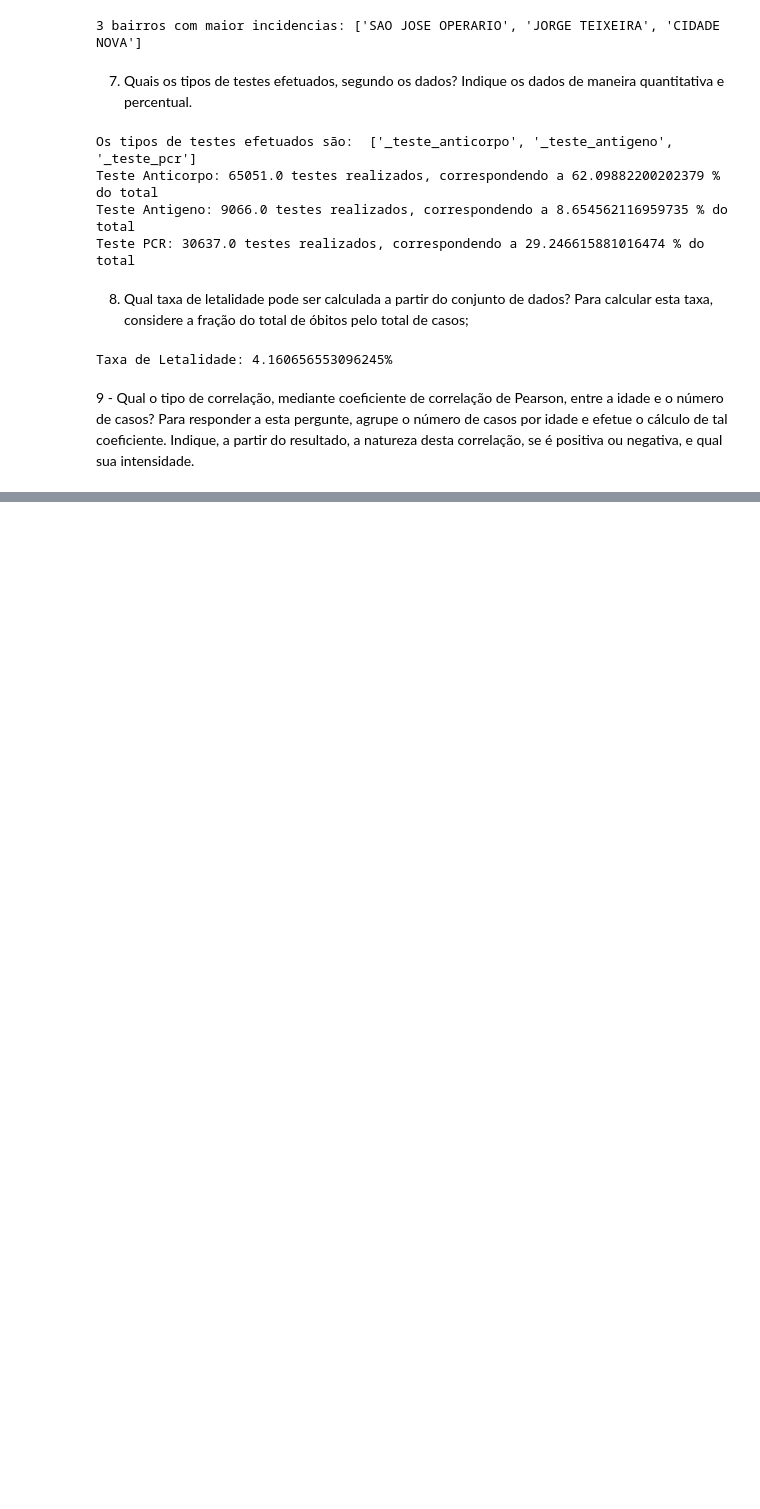
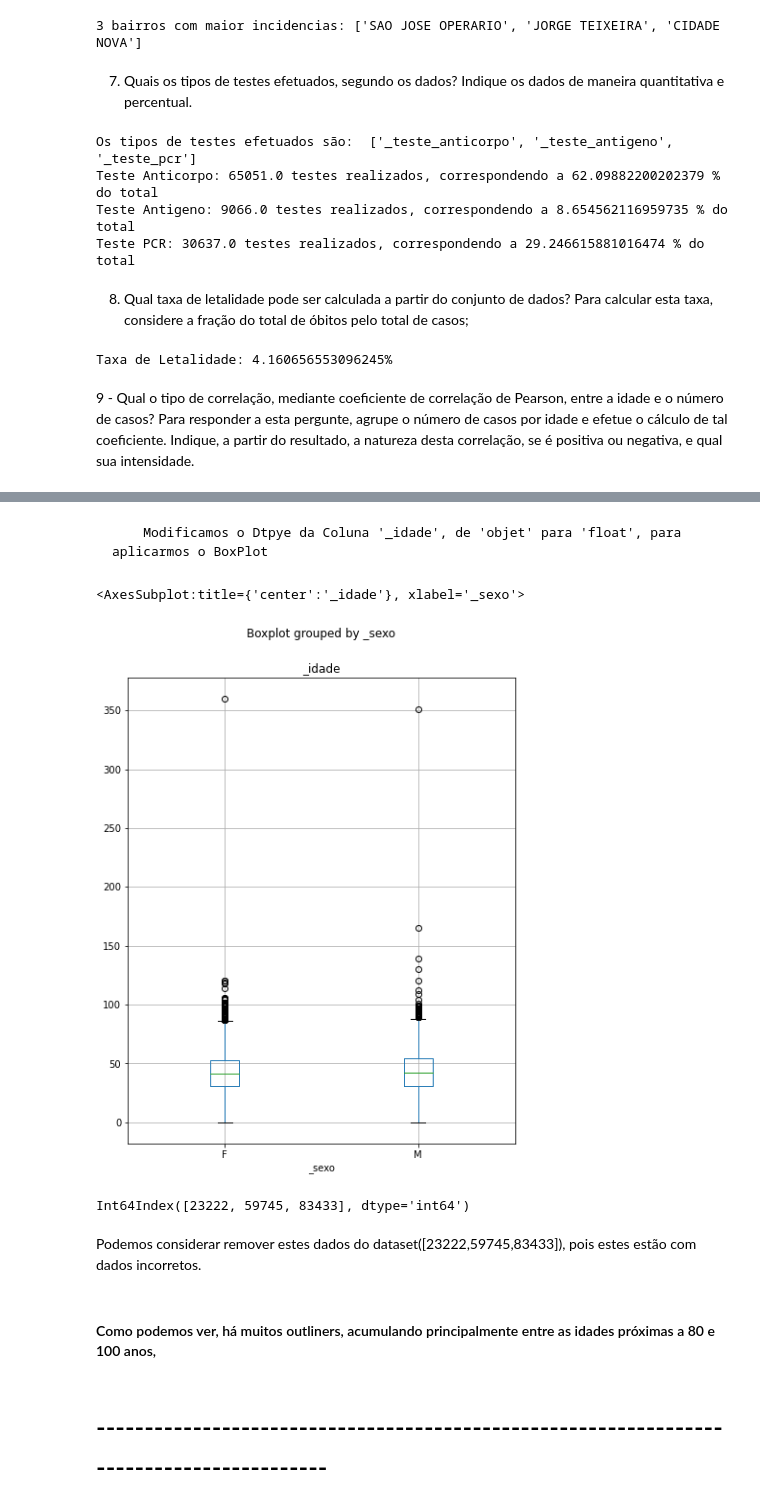
Before and after one commit to delrickOliveira/rna_2021.1_aa1.2, a Jupyter notebook: aa1.2.ipynb, the cells around one changed output, grey strips where cells are left out. Cells and saved outputs as stored; diff of their text form; code cells hidden in the pictures; blank space fills up the shorter version.

```diff
--- a/aa1.2.ipynb
+++ b/aa1.2.ipynb
@@ -190,0 +356,4 @@ A correlação -0.3959859763213943 nos mostra que que a idade e o número de cas
+# %%
+nan_value = float("NaN")
+data['_idade'].replace("", nan_value, inplace=True)
+data['_idade'].isnull()
@@ -190,0 +373,3 @@ A correlação -0.3959859763213943 nos mostra que que a idade e o número de cas
+# %%
+data.dropna(subset = ["_idade"], inplace=True)
+data['_idade'].value_counts()
@@ -190,0 +389,6 @@ A correlação -0.3959859763213943 nos mostra que que a idade e o número de cas
+# %%
+'''nan_value = float("NaN")
+data['_conclusao'].replace("", nan_value, inplace=True)
+data['_conclusao'].isnull()
+data.dropna(subset = ['_conclusao'], inplace=True)'''
+# Não removemos as linhas vazias da coluna 'conclusao', por não ter necessidade e perder grande quantidade de dados.
@@ -190,0 +493,9 @@ A correlação -0.3959859763213943 nos mostra que que a idade e o número de cas
+# %% [markdown]
+        Modificamos o Dtpye da Coluna '_idade', de 'objet' para 'float', para aplicarmos o BoxPlot
+# %%
+data['_idade'] = data['_idade'].astype(float, errors = 'raise')
+# %%
+data.boxplot(column=['_idade'],by='_sexo',figsize=(7,9))
+# %% [output]
+<AxesSubplot:title={'center':'_idade'}, xlabel='_sexo'>
+[figure, added]
@@ -190,0 +504,10 @@ A correlação -0.3959859763213943 nos mostra que que a idade e o número de cas
+# %%
+x.index
+# %% [output]
+Int64Index([23222, 59745, 83433], dtype='int64')
+# %% [markdown]
+Podemos considerar remover estes dados do dataset([23222,59745,83433]), pois estes estão com dados incorretos.
+# %% [markdown]
+#### Como podemos ver, há muitos outliners, acumulando principalmente entre as idades próximas a 80 e 100 anos,
+# %% [markdown]
+# -----------------------------------------------------------------------------------------
```
Also changed, not shown: parts of 85 cells of this notebook.
